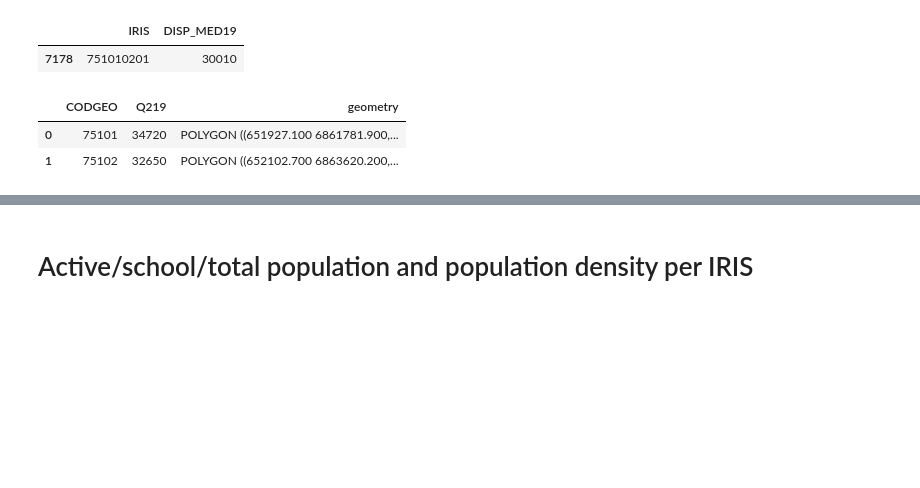
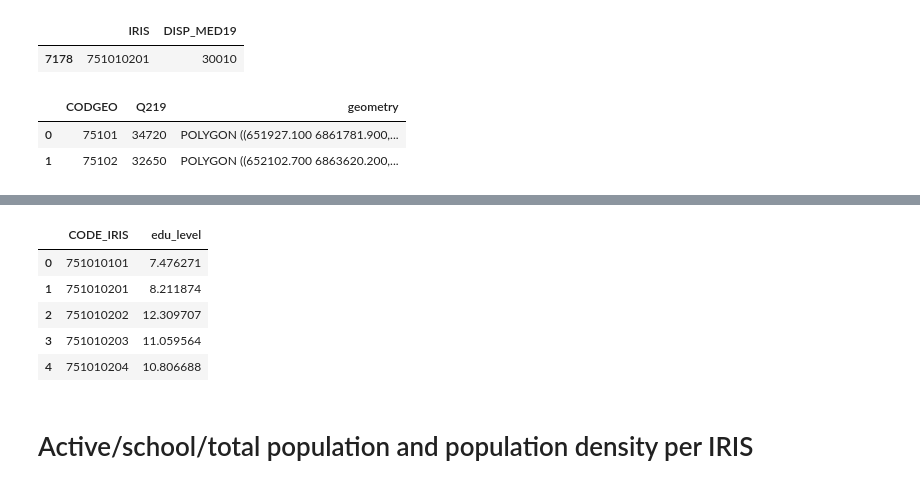
Before and after one commit to AurianeTec/Thesis, a Jupyter notebook: 3_Add_socioeconomic_data.ipynb, the cells around one changed output, grey strips where cells are left out. Cells and saved outputs as stored; diff of their text form; code cells hidden in the pictures; blank space fills up the shorter version.

```diff
--- a/3_Add_socioeconomic_data.ipynb
+++ b/3_Add_socioeconomic_data.ipynb
@@ -343,3 +377,22 @@ median_income_IRIS_GPM.head(1)
+# %%
+#--- Change the absolute numbers into population shares
+
+# Left both lines for comprehension, technically you could combine them into one.
+pop_no_diploma['proportion_15+_notinschool_nodiploma'] = pop_no_diploma['P19_NSCOL15P_DIPLMIN'] / pop_no_diploma['P19_NSCOL15P']
+pop_no_diploma['edu_level'] = 1/ pop_no_diploma['proportion_15+_notinschool_nodiploma']
+
+
+pop_no_diploma = pop_no_diploma[['IRIS', 'edu_level']]
+pop_no_diploma['IRIS'] = pop_no_diploma['IRIS'].astype('int64')
+pop_no_diploma = pop_no_diploma.rename(columns = {'IRIS': 'CODE_IRIS'})
+pop_no_diploma.head()
+# %% [output]
+|  | CODE_IRIS | edu_level |
+| 0 | 751010101 | 7.476271 |
+| 1 | 751010201 | 8.211874 |
+| 2 | 751010202 | 12.309707 |
+| 3 | 751010203 | 11.059564 |
+| 4 | 751010204 | 10.806688 |
 # %% [markdown]
 # Active/school/total population and population density per IRIS
 # %%
```
Also changed, not shown: parts of 10 cells of this notebook, 1 other file.
